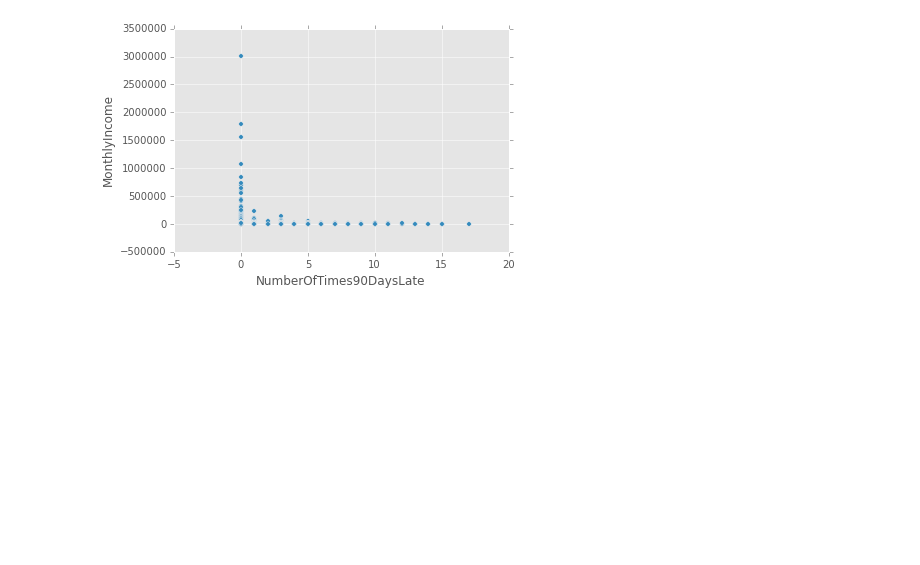
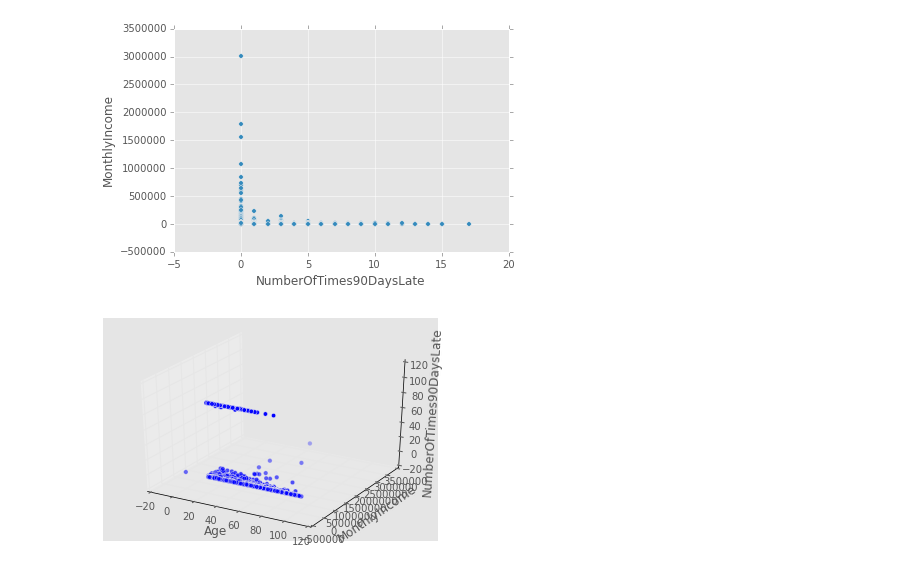
Before and after one commit to roechi/machine_learning_assignment, a Jupyter notebook: beleg2/analysis.ipynb, the cells around one changed output. Drawn from its saved outputs; the diff is of its cells as text; code cells hidden in the pictures; blank space fills up the shorter version.

```diff
--- a/beleg2/analysis.ipynb
+++ b/beleg2/analysis.ipynb
@@ -124,4 +119,13 @@ df.loc[df['NumberOfTimes90DaysLate'] < 80].plot(kind='scatter', x='NumberOfTimes
 # %% [output]
 <matplotlib.axes._subplots.AxesSubplot at 0x...>
 [figure]
+# %%
+threed = plt.figure().gca(projection='3d')
+threed.scatter(df['age'], df['MonthlyIncome'], df['NumberOfTimes90DaysLate'])
+threed.set_xlabel('Age')
+threed.set_ylabel('MonthlyIncome')
+threed.set_zlabel('NumberOfTimes90DaysLate')
+plt.show()
+# %% [output]
+[figure, added]
 # %%
```
Also changed, not shown: parts of 17 cells of this notebook, 2 other files.
